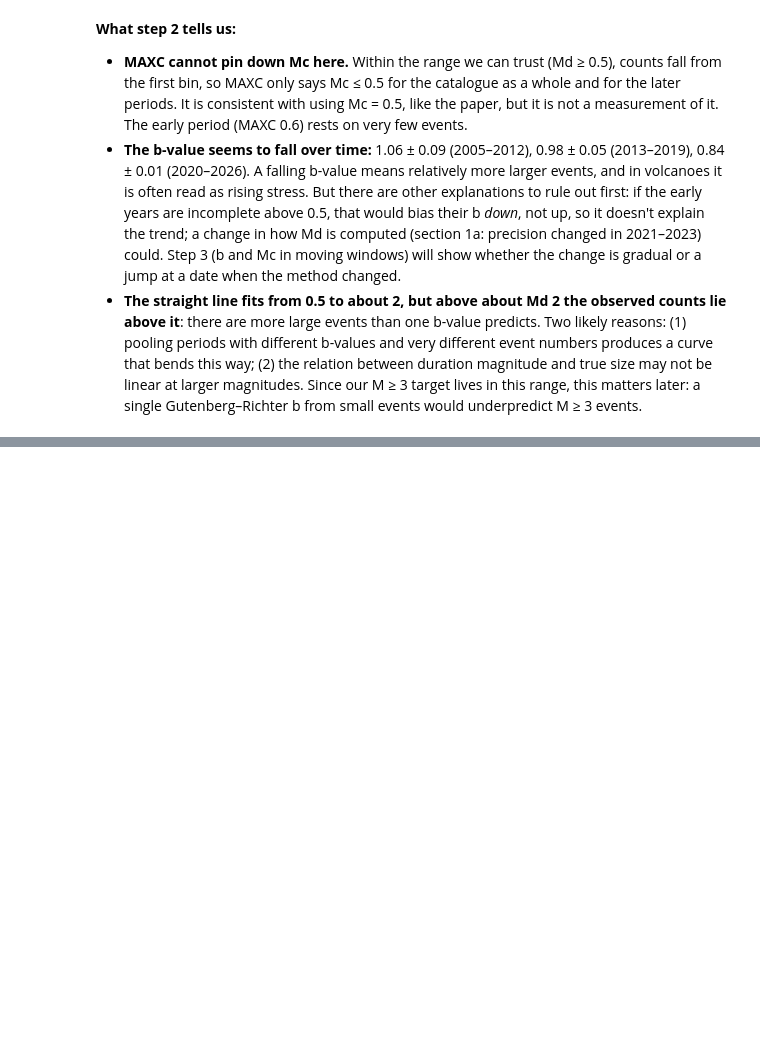
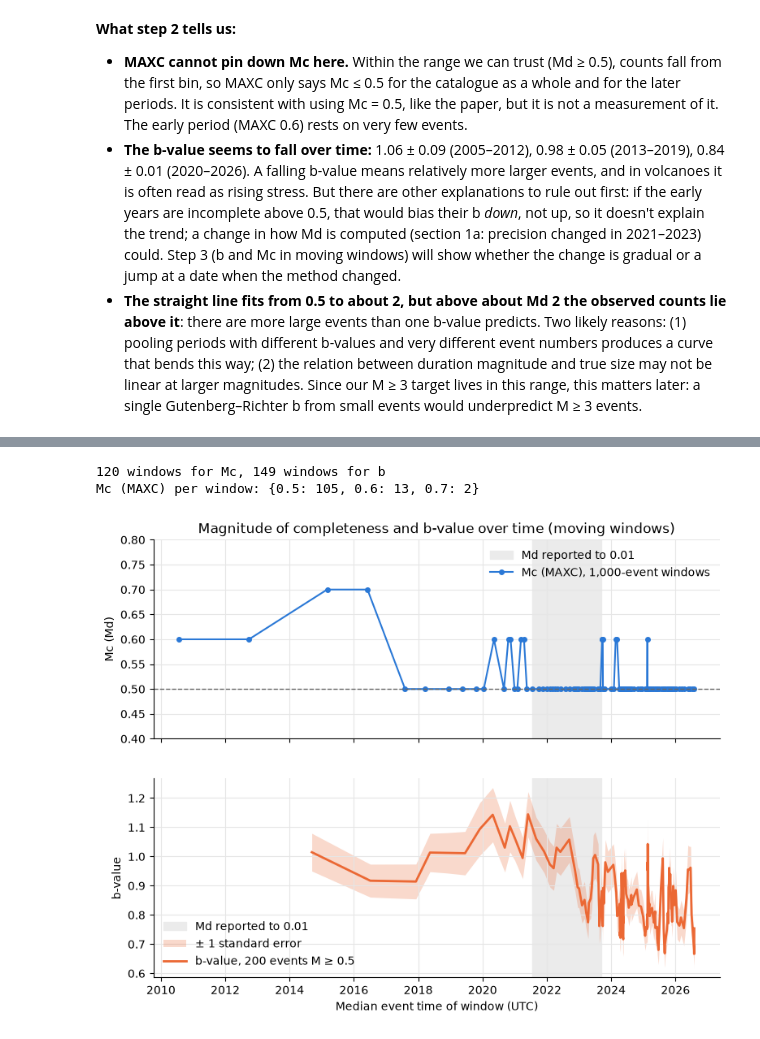
Before and after one commit to PatrickBolton/flegrei-seismicity, a Jupyter notebook: notebooks/01_completeness.ipynb, the cells around one changed output, grey strips where cells are left out. Drawn from its saved outputs; the diff is of its cells as text; code cells hidden in the pictures; blank space fills up the shorter version.

```diff
--- a/notebooks/01_completeness.ipynb
+++ b/notebooks/01_completeness.ipynb
@@ -213,0 +227,34 @@ plt.show()
+# %%
+mc_t = mc_over_time(mags)
+b_t = b_value_over_time(mags)
+print(f"{len(mc_t)} windows for Mc, {len(b_t)} windows for b")
+print("Mc (MAXC) per window:", mc_t["mc_maxc"].value_counts().sort_index().to_dict())
+# %% [output]
+120 windows for Mc, 149 windows for b
+Mc (MAXC) per window: {0.5: 105, 0.6: 13, 0.7: 2}
+# %%
+precision_change = (pd.Timestamp("2021-07-15", tz="UTC"), pd.Timestamp("2023-09-08", tz="UTC"))
+
+fig, (ax_mc, ax_b) = plt.subplots(2, 1, figsize=(9, 7), sharex=True)
+for ax in (ax_mc, ax_b):
+    ax.axvspan(*precision_change, color="0.92", label="Md reported to 0.01")
+    ax.grid(True, which="major", color="0.9", linewidth=0.8)
+    ax.spines[["top", "right"]].set_visible(False)
+
+ax_mc.plot(mc_t["mid"], mc_t["mc_maxc"], marker="o", markersize=4, linewidth=1.5,
+           color="#2a78d6", label="Mc (MAXC), 1,000-event windows")
+ax_mc.axhline(MC_SEARCH_MIN, color="0.4", linewidth=1, linestyle="--")
+ax_mc.set_ylabel("Mc (Md)")
+ax_mc.set_ylim(0.4, 0.8)
+ax_mc.set_title("Magnitude of completeness and b-value over time (moving windows)")
+ax_mc.legend(frameon=False, loc="upper right")
+
+ax_b.fill_between(b_t["mid"], b_t["b"] - b_t["b_sigma"], b_t["b"] + b_t["b_sigma"],
+                  color="#eb6834", alpha=0.25, linewidth=0, label="± 1 standard error")
+ax_b.plot(b_t["mid"], b_t["b"], linewidth=2, color="#eb6834", label="b-value, 200 events M ≥ 0.5")
+ax_b.set_ylabel("b-value")
+ax_b.set_xlabel("Median event time of window (UTC)")
+ax_b.legend(frameon=False, loc="lower left")
+plt.show()
+# %% [output]
+[figure, added]
```
Also changed, not shown: parts of 4 cells of this notebook, 1 other file.
